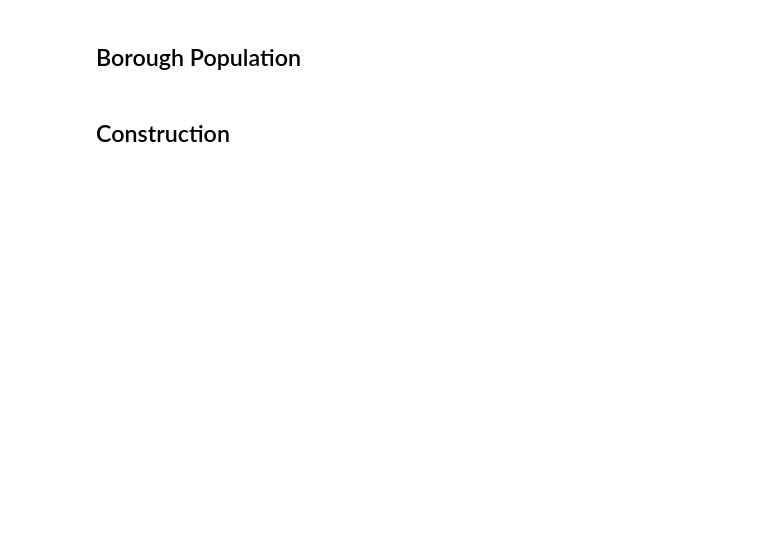
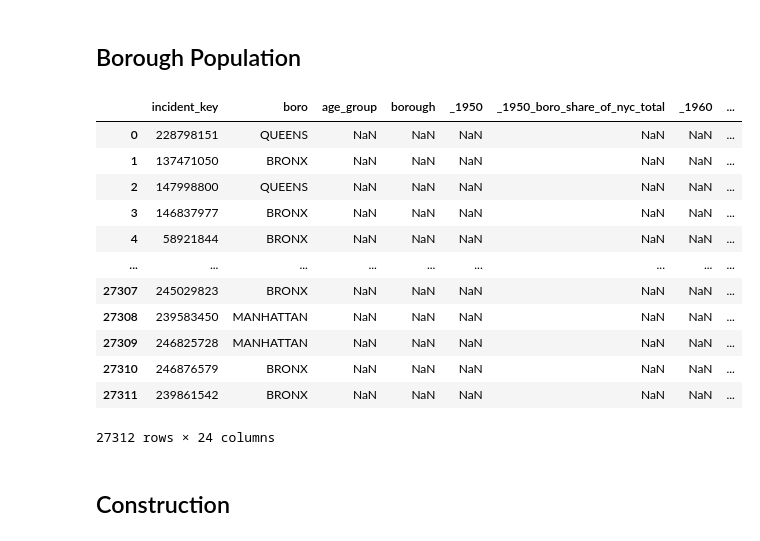
Before and after one commit to pauloog/SocialData, a Jupyter notebook: Final Project/Merging.ipynb, the cells around one changed output. Drawn from its saved outputs; the diff is of its cells as text; code cells hidden in the pictures; blank space fills up the shorter version.

```diff
--- a/Final Project/Merging.ipynb
+++ b/Final Project/Merging.ipynb
@@ -707,25 +664,26 @@ TypeError: Index(...) must be called with a collection of some kind, 'counts' wa
 # %% [markdown]
 ## Borough Population
 # %%
-start_time = time.time()
-
-results = client.get_all("833y-fsy8")
-
-print(f"Shooting data frame loaded in {time.time() - start_time:.2f} seconds.")
-
-
-# Convert to pandas DataFrame
-shooting_df = pd.DataFrame.from_records(results)
-shooting_df['occur_date']=pd.to_datetime(shooting_df['occur_date'])
-shooting_df['occur_time']=pd.to_datetime(shooting_df['occur_time'])
-
-
-print(shooting_df.columns, len(shooting_df))
-shooting_df.head()
+# Create a copy of the original df
+shootings_df=shooting_df.copy()
 # %%
-shooting_df=shooting_df[['incident_key','boro']]
-shooting_df = pd.merge(shooting_df, bor_population, left_on=['boro'],right_on='borough',how='left')
-shooting_df
+shootings_df=shootings_df[['incident_key','boro']]
+shootings_df = pd.merge(shootings_df, bor_population, left_on=['boro'],right_on='borough',how='left')
+shootings_df
+# %% [output]
+|  | incident_key | boro | age_group | borough | _1950 | _1950_boro_share_of_nyc_total | _1960 | ... |
+| 0 | 228798151 | QUEENS | NaN | NaN | NaN | NaN | NaN | ... |
+| 1 | 137471050 | BRONX | NaN | NaN | NaN | NaN | NaN | ... |
+| 2 | 147998800 | QUEENS | NaN | NaN | NaN | NaN | NaN | ... |
+| 3 | 146837977 | BRONX | NaN | NaN | NaN | NaN | NaN | ... |
+| 4 | 58921844 | BRONX | NaN | NaN | NaN | NaN | NaN | ... |
+| ... | ... | ... | ... | ... | ... | ... | ... | ... |
+| 27307 | 245029823 | BRONX | NaN | NaN | NaN | NaN | NaN | ... |
+| 27308 | 239583450 | MANHATTAN | NaN | NaN | NaN | NaN | NaN | ... |
+| 27309 | 246825728 | MANHATTAN | NaN | NaN | NaN | NaN | NaN | ... |
+| 27310 | 246876579 | BRONX | NaN | NaN | NaN | NaN | NaN | ... |
+| 27311 | 239861542 | BRONX | NaN | NaN | NaN | NaN | NaN | ... |
+27312 rows × 24 columns
 # %% [markdown]
 ## Construction
 # %%
```
Also changed, not shown: parts of 43 cells of this notebook, 1 other file.
